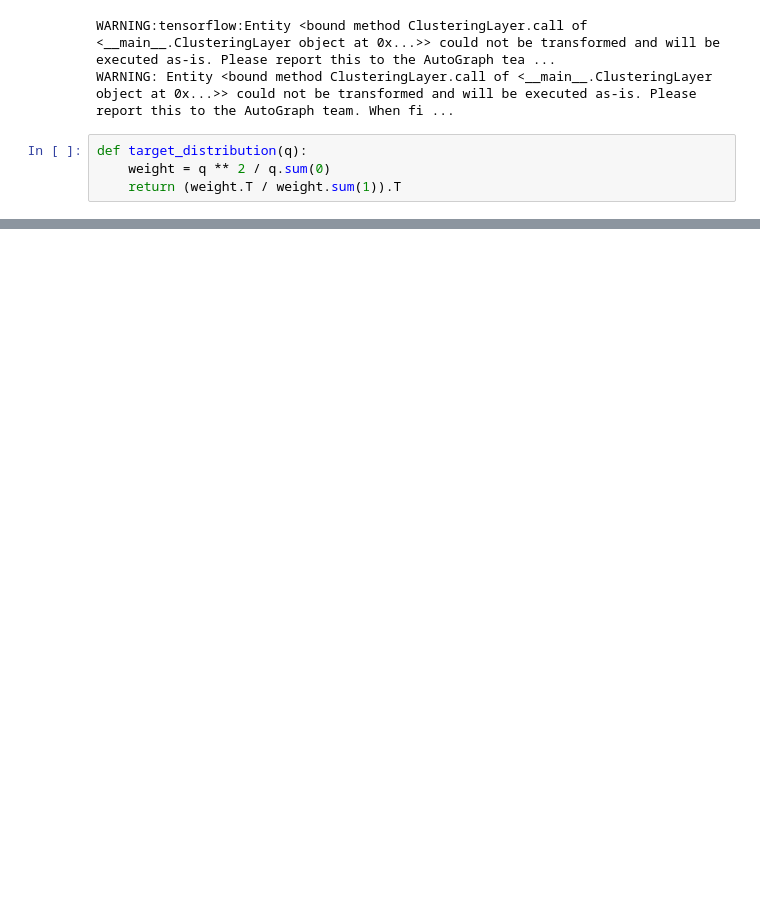
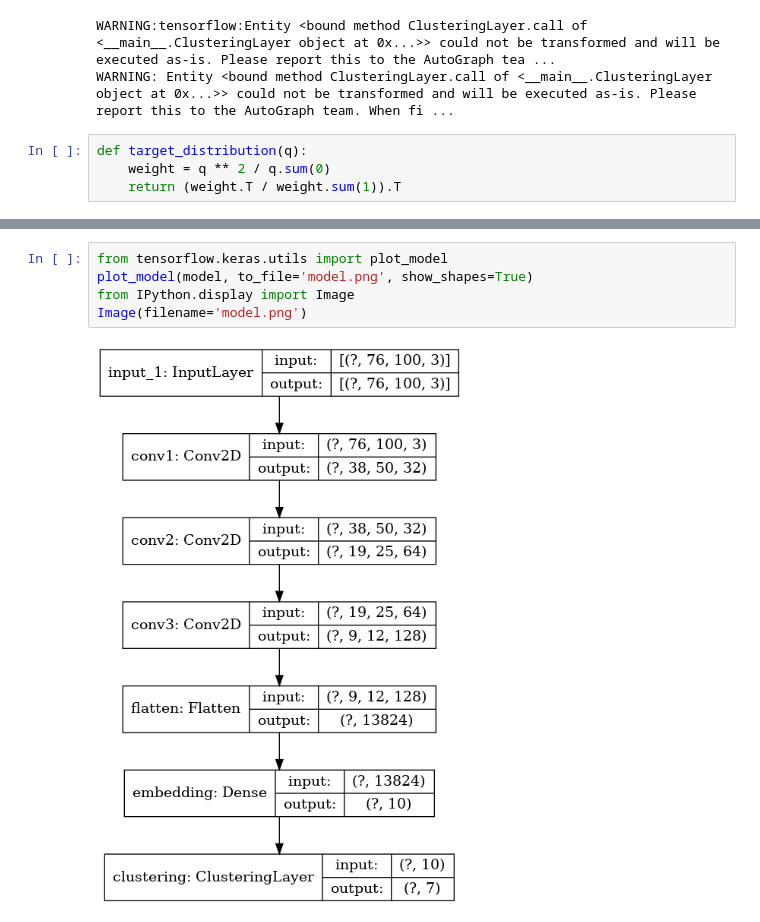
Before and after one commit to WangLi2019Gt/Skin-Cancer-Image-Classification-using-CNN-And-Clustering, a Jupyter notebook: AutoEncoder_Cluster.ipynb, the cells around one changed output, grey strips where cells are left out. Drawn from its saved outputs; the diff is of its cells as text; blank space fills up the shorter version.

```diff
--- a/AutoEncoder_Cluster.ipynb
+++ b/AutoEncoder_Cluster.ipynb
@@ -259,0 +298,7 @@ plt.show()
+# %%
+from tensorflow.keras.utils import plot_model
+plot_model(model, to_file='model.png', show_shapes=True)
+from IPython.display import Image
+Image(filename='model.png')
+# %% [output]
+[figure, added]
```
Also changed, not shown: parts of 10 cells of this notebook.
